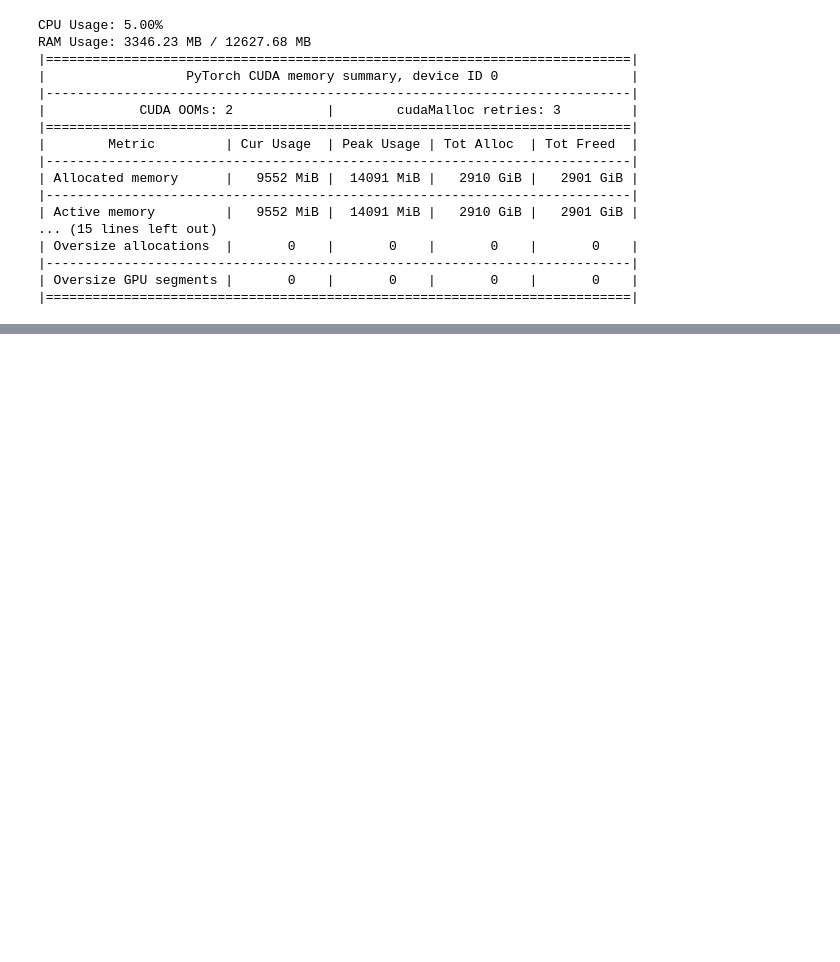
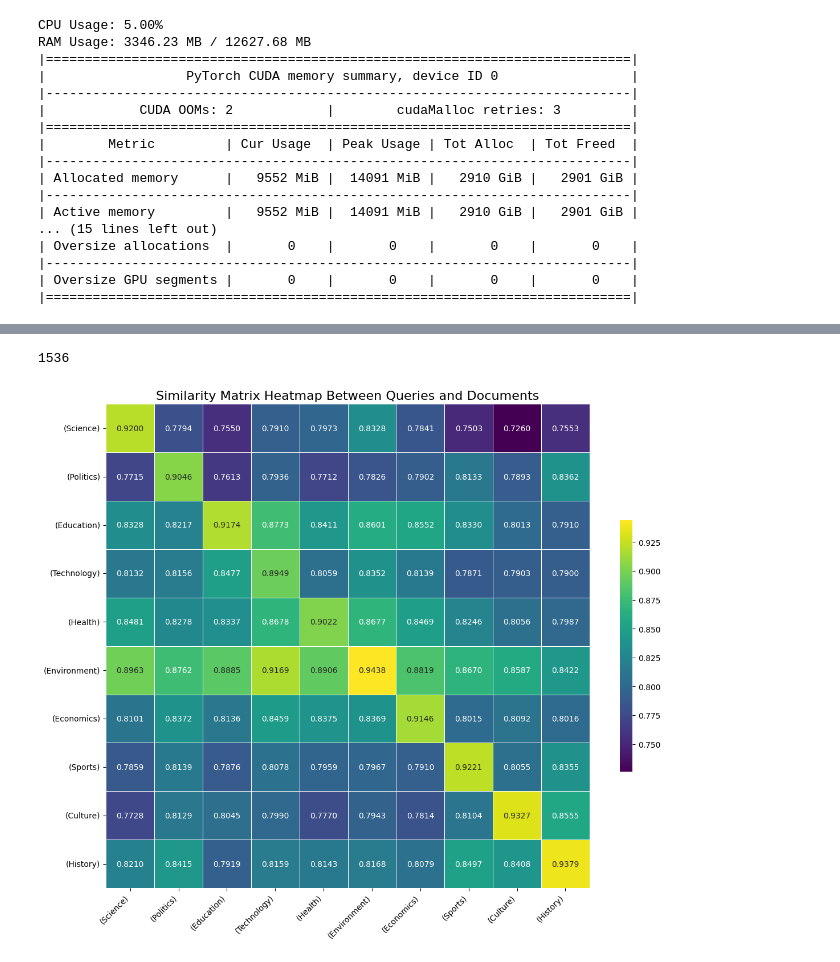
Before and after one commit to ShresthaAnkit/InternTasks, a Jupyter notebook: Alibaba Embedding Model Test/SentenceTransformerModelTest.ipynb, the cells around one changed output, grey strips where cells are left out. Drawn from its saved outputs; the diff is of its cells as text; code cells hidden in the pictures; blank space fills up the shorter version.

```diff
--- a/Alibaba Embedding Model Test/SentenceTransformerModelTest.ipynb
+++ b/Alibaba Embedding Model Test/SentenceTransformerModelTest.ipynb
@@ -402,0 +982,16 @@ RAM Usage: 3346.23 MB / 12627.68 MB
+# %%
+len(query_embeddings[1][0])
+# %% [output]
+1536
+# %%
+query_embeddingsv2 = []
+for query_embedding in query_embeddings:
+  query_embeddingsv2.append(query_embedding[0])
+# %%
+document_embeddingsv2 = []
+for document_embedding in document_embeddings:
+  document_embeddingsv2.append(document_embedding[0])
+# %%
+show_heatmap(query_embeddingsv2,document_embeddingsv2)
+# %% [output]
+[figure, added]
```
Also changed, not shown: parts of 55 cells of this notebook.
